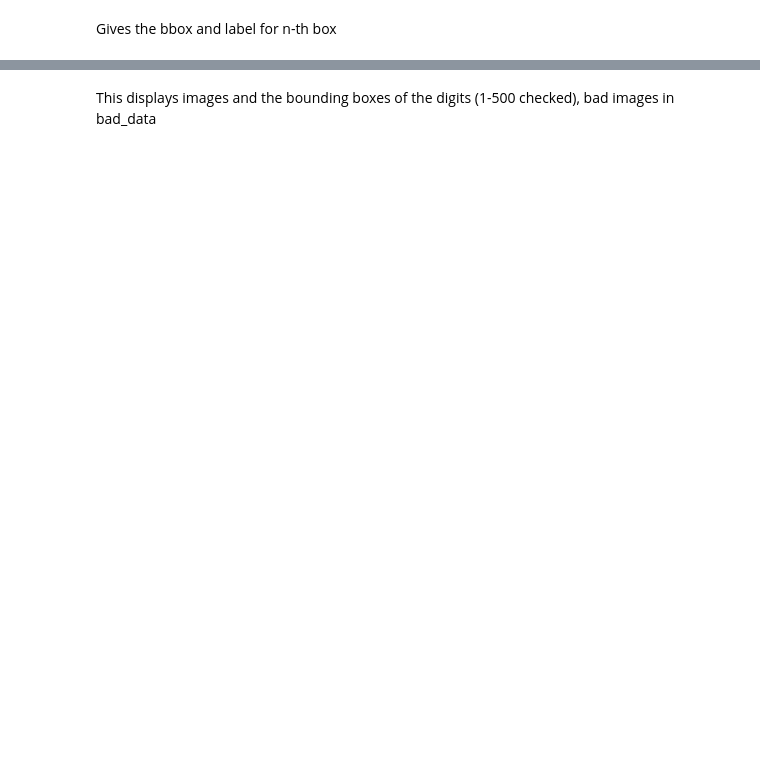
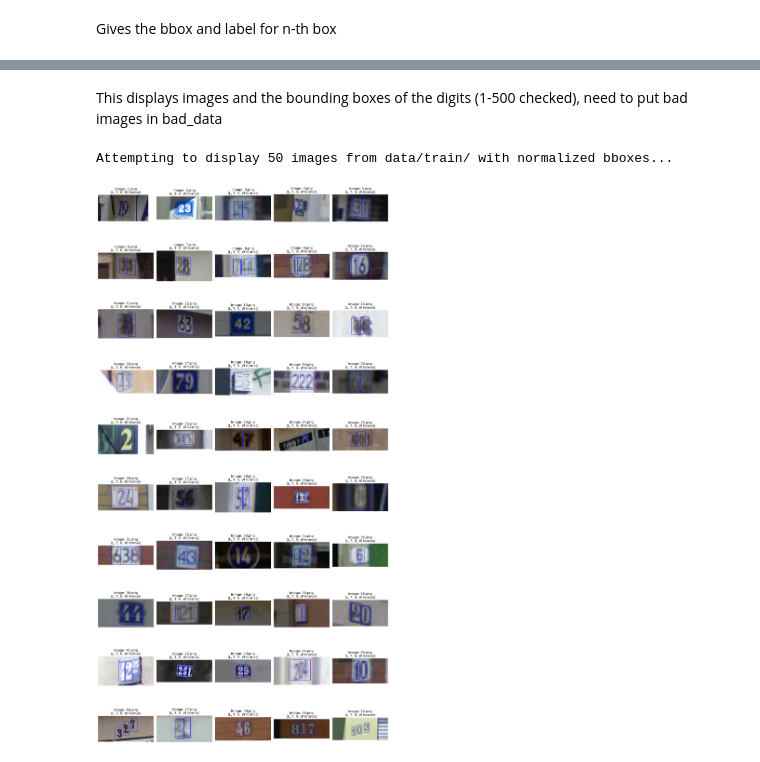
Before and after one commit to waltervoikar/number-identification, a Jupyter notebook: preprocessing.ipynb, the cells around one changed output, grey strips where cells are left out. Drawn from its saved outputs; the diff is of its cells as text; code cells hidden in the pictures; blank space fills up the shorter version.

```diff
--- a/preprocessing.ipynb
+++ b/preprocessing.ipynb
@@ -174,25 +128,9 @@ label_info = None
 bbox_refs = None
 f = None
 names_refs = None
-# %%
-image = Image.open('data/train/1.png')
-b = []
-a = np.array(image)
-b.append(a)
-c = np.array(b, dtype='object')
-c.shape
-# %%
-image = Image.open(path)#.convert('L')
-image = tf.image.resize_with_pad(image, 224, 224)
-image_array = np.array(image) / 255
 # %% [markdown]
-This displays images and the bounding boxes of the digits (1-500 checked), bad images in bad_data
+This displays images and the bounding boxes of the digits (1-500 checked), need to put bad images in bad_data
 # %%
-import matplotlib.pyplot as plt
-import matplotlib.patches as patches
-import numpy as np
-from PIL import Image
-import os
 plt.close("all")
 
 def visualize_fixed_bboxes(image_dir, y_train, num_show, rows, cols):
@@ -200,7 +138,6 @@ def visualize_fixed_bboxes(image_dir, y_train, num_show, rows, cols):
     Loads images and displays them with matplotlib bounding boxes, handling
     NORMALIZED [Left, Top, Height, Width] format by swapping H and W for plotting.
     """
-
     image_files = sorted(
         [f for f in os.listdir(image_dir) if f.endswith(('.png', '.jpg', '.jpeg'))],
         key=lambda x: int(os.path.splitext(x)[0]) if os.path.splitext(x)[0].isdigit() else x
@@ -211,12 +148,6 @@ def visualize_fixed_bboxes(image_dir, y_train, num_show, rows, cols):
         return
 
     num_show = min(num_show, len(image_files), len(y_train))
-
-    # fig, axes = plt.subplots(1, num_show, figsize=(4 * num_show, 4))
-    # if num_show == 1:
-    #     axes = [axes]
-
-
     fig, axes = plt.subplots(rows, cols, figsize=(3 * cols, 3 * rows))
     axes = axes.flatten()
 
@@ -224,16 +155,33 @@ def visualize_fixed_bboxes(image_dir, y_train, num_show, rows, cols):
         try:
             # 1. Load the Image and get dimensions
             img_path = os.path.join(image_dir, image_files[i])
-            image = Image.open(img_path).convert('RGB')
+            image = Image.open(img_path)
             image_array = np.array(image)
+
+            ax = axes[i]
+
+            ax.imshow(image_array)
+
+            boxes_for_image = y_train[i]
 
             width, height = image.size
             max_length = max(width, height)
 
-            ax = axes[i]
-            ax.imshow(image_array)
+            # --- Calculate Padding Offsets ---
+            # These offsets are needed to convert from the 'squared' normalized space
+            # back into the original image's coordinate system.
+            pad_x = 0
+            pad_y = 0
 
-            boxes_for_image = y_train[i]
+            if height > width:
+                # Image was padded horizontally (left/right)
+                pad_x = (height - width) / 2
+            elif width > height:
+                # Image was padded vertically (top/bottom)
+                pad_y = (width - height) / 2
+
+            # The normalization factor is the max dimension
+            # max_length is already correctly calculated as max(width, height)
 
             for bbox in boxes_for_image:
                 # The format in y_train is: [L, T, H, W]
@@ -242,45 +190,51 @@ def visualize_fixed_bboxes(image_dir, y_train, num_show, rows, cols):
                 if np.sum(bbox) == 0:
                     continue
 
-                # --- RESCALE COORDINATES ---
-                left_pixel = normalized_left * max_length
-                top_pixel = normalized_top * max_length
+                # --- RESCALE COORDINATES AND REMOVE PADDING OFFSET ---
 
-                # The crucial fix: When plotting, we use the value stored in the W index for width,
-                # and the value stored in the H index for height.
-                # W is at index 3, H is at index 2
+                # 1. Rescale by multiplying by the normalization factor (max_length)
+                left_rescaled = normalized_left * max_length
+                top_rescaled = normalized_top * max_length
+
+                # 2. Subtract the padding offset to get coordinates in the original image space
+                left_pixel = left_rescaled - pad_x
+                top_pixel = top_rescaled - pad_y
+
+                # 3. Rescale Dimensions (dimensions do not have padding offset applied)
                 pixel_width = normalized_width * max_length
                 pixel_height = normalized_height * max_length
 
-                # 4. Create the Matplotlib Bounding Box Patch
+                # 4. Create the Matplotlib Bounding Box Patch (W, H are already correct from y_train)
                 # Matplotlib requires (Left, Top, Width, Height)
                 rect = patches.Rectangle(
-                    (left_pixel, top_pixel), # Top-Left corner
-                    pixel_width,             # Width (from normalized_width)
-                    pixel_height,            # Height (from normalized_height)
-                    linewidth=2,
+                    (left_pixel, top_pixel), # Top-Left corner (NOW CORRECTED)
+                    pixel_width,             # Width
+                    pixel_height,            # Height                    linewidth=2,
                     edgecolor='blue',
                     facecolor='none'
                 )
 
                 ax.add_patch(rect)
 
             ax.set_title(f"Image: {image_files[i]}\n(L, T, H, W format)")
             ax.axis('off')
 
         except Exception as e:
             print(f"Could not process image {image_files[i]}: {e}")
 
     # Hide any unused subplots if num_show is less than ROWS * COLS
     for j in range(num_show, len(axes)):
         fig.delaxes(axes[j])
 
     plt.tight_layout()
     plt.show()
 
-NUM_IMAGES_TO_SHOW = 500
+NUM_IMAGES_TO_SHOW = 50
 IMAGE_DIR = 'data/train/'
 COLS = 5
 ROWS = int(np.ceil(NUM_IMAGES_TO_SHOW / COLS))
 print(f"Attempting to display {NUM_IMAGES_TO_SHOW} images from {IMAGE_DIR} with normalized bboxes...")
 visualize_fixed_bboxes(IMAGE_DIR, y_train, NUM_IMAGES_TO_SHOW, ROWS, COLS)
+# %% [output]
+Attempting to display 50 images from data/train/ with normalized bboxes...
+[figure, added]
```
Also changed, not shown: parts of 9 cells of this notebook.
